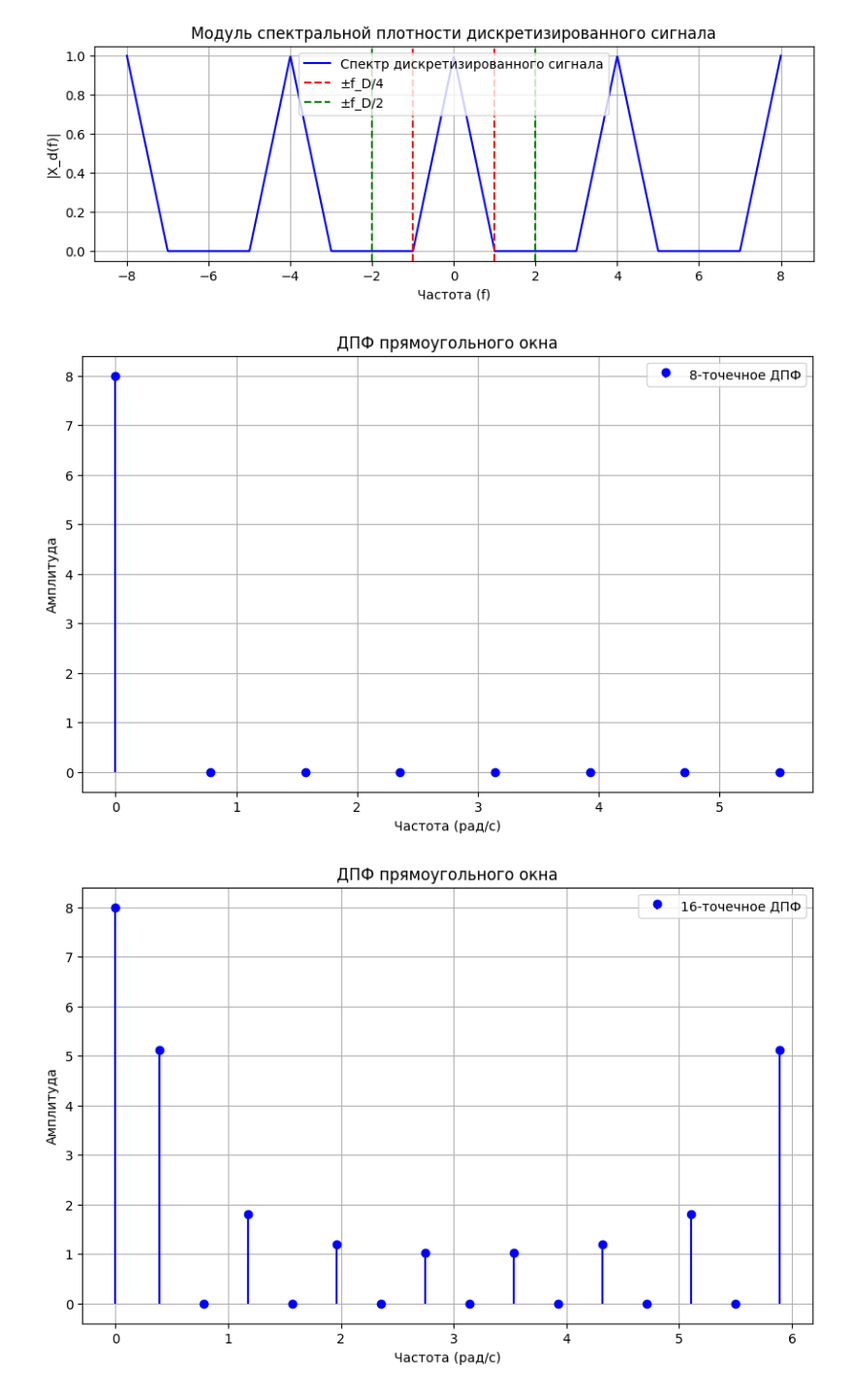
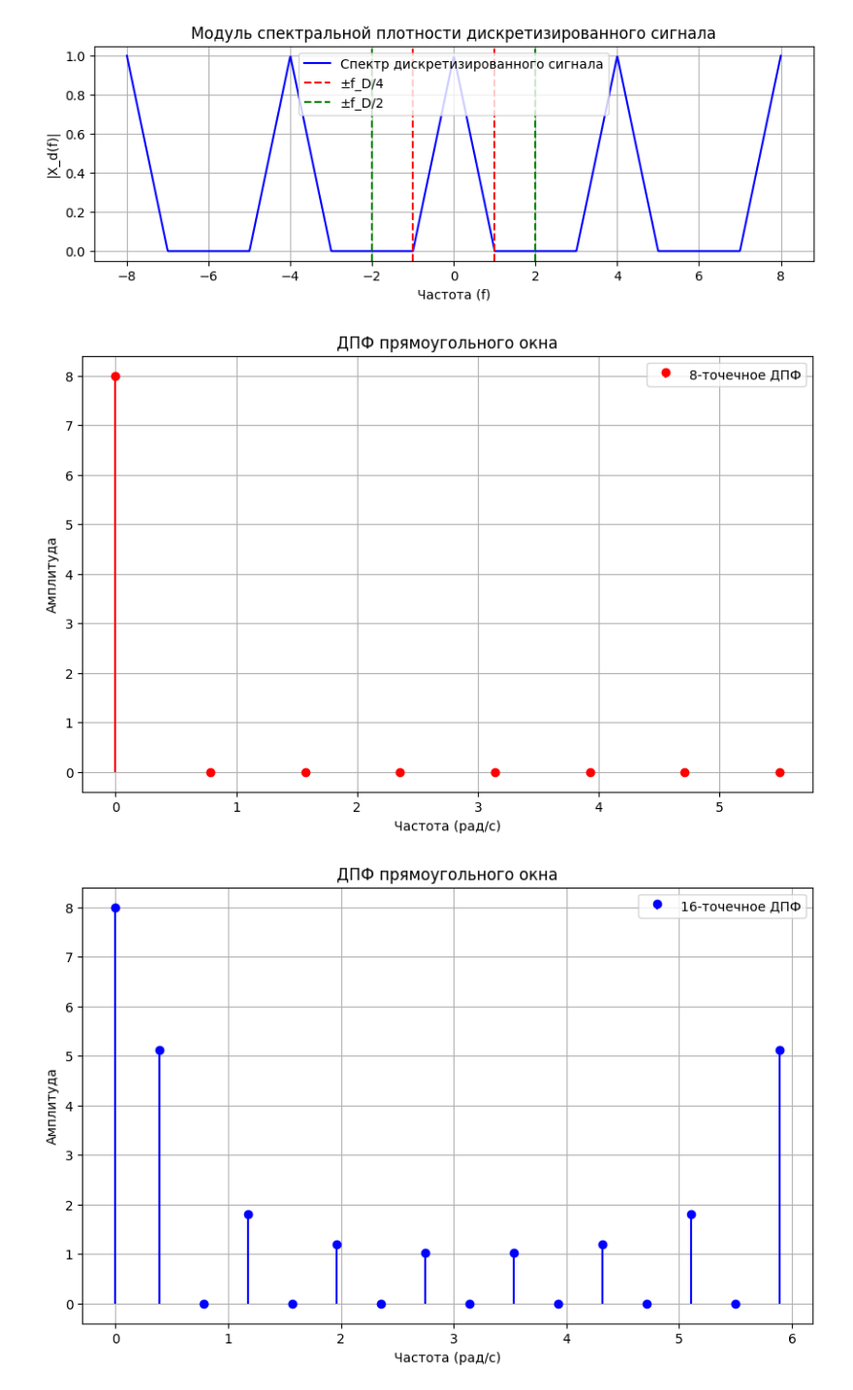
Before and after one commit to oncominglane/radiophysics, a Jupyter notebook: lab2/Lab2.ipynb, the cells around one changed output. Shown at 97% size. Drawn from its saved outputs; the diff is of its cells as text; code cells hidden in the pictures.

```diff
--- a/lab2/Lab2.ipynb
+++ b/lab2/Lab2.ipynb
@@ -432,36 +433,35 @@ plt.show()
 # %% [output]
 [figure]
 # %%
-from scipy.fft import fft
 
 # Прямоугольное окно длины N = 8
 N = 8
 rect_window = np.ones(N)
 
 # Дополнение нулями до 16 точек
 rect_window_16 = np.pad(rect_window, (0, 8), 'constant')
 
 # Вычисление ДПФ для 8-точечного и 16-точечного сигналов
 dft_8 = fft(rect_window, n=8)
 dft_16 = fft(rect_window_16, n=16)
 
 # Частотные оси для 8-точечной и 16-точечной ДПФ
 freq_8 = np.linspace(0, 2 * np.pi, 8, endpoint=False)
 freq_16 = np.linspace(0, 2 * np.pi, 16, endpoint=False)
 
 # Построение графиков
 plt.figure(figsize=(10, 6))
 
 # График для 8-точечной ДПФ
-plt.stem(freq_8, np.abs(dft_8), linefmt='b-', markerfmt='bo', basefmt=" ", label='8-точечное ДПФ')
+plt.stem(freq_8, np.abs(dft_8), linefmt='r-', markerfmt='ro', basefmt=" ", label='8-точечное ДПФ')
 
 # Оформление графика
 plt.title('ДПФ прямоугольного окна')
 plt.xlabel('Частота (рад/с)')
 plt.ylabel('Амплитуда')
 plt.grid(True)
 plt.legend()
 plt.show()
 # %% [output]
-[figure, old version]
+[figure, new version]
 # %%
```
Also changed, not shown: parts of 4 cells of this notebook.
